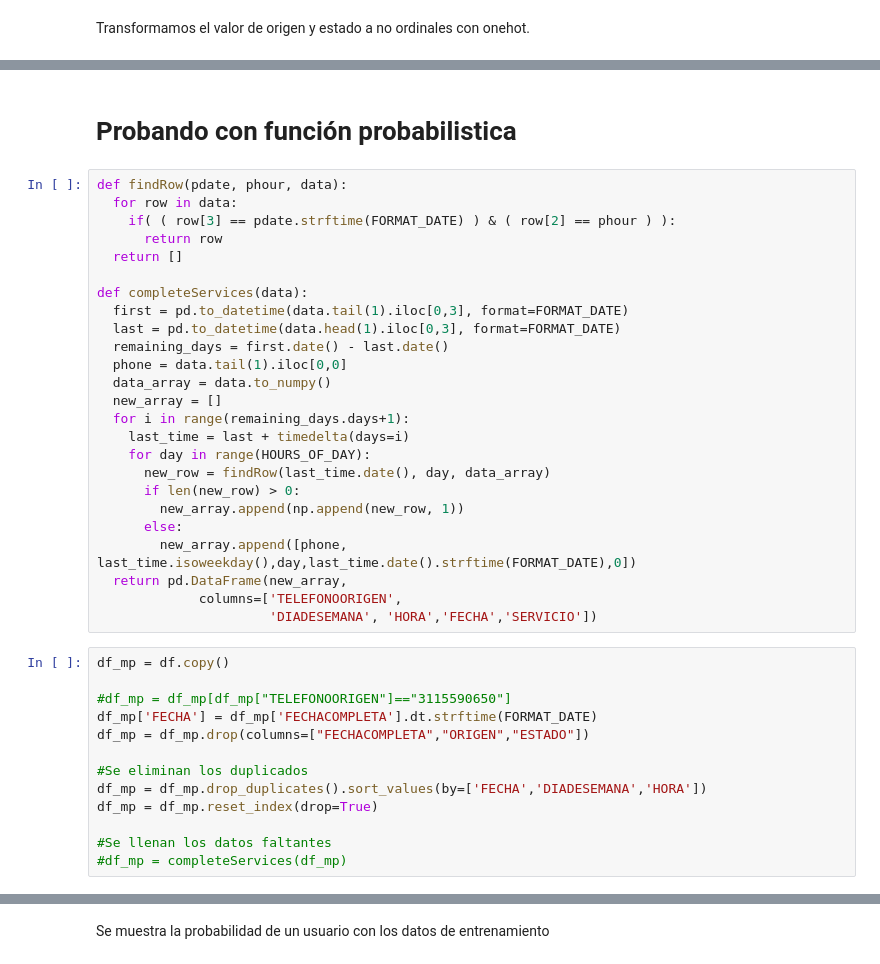
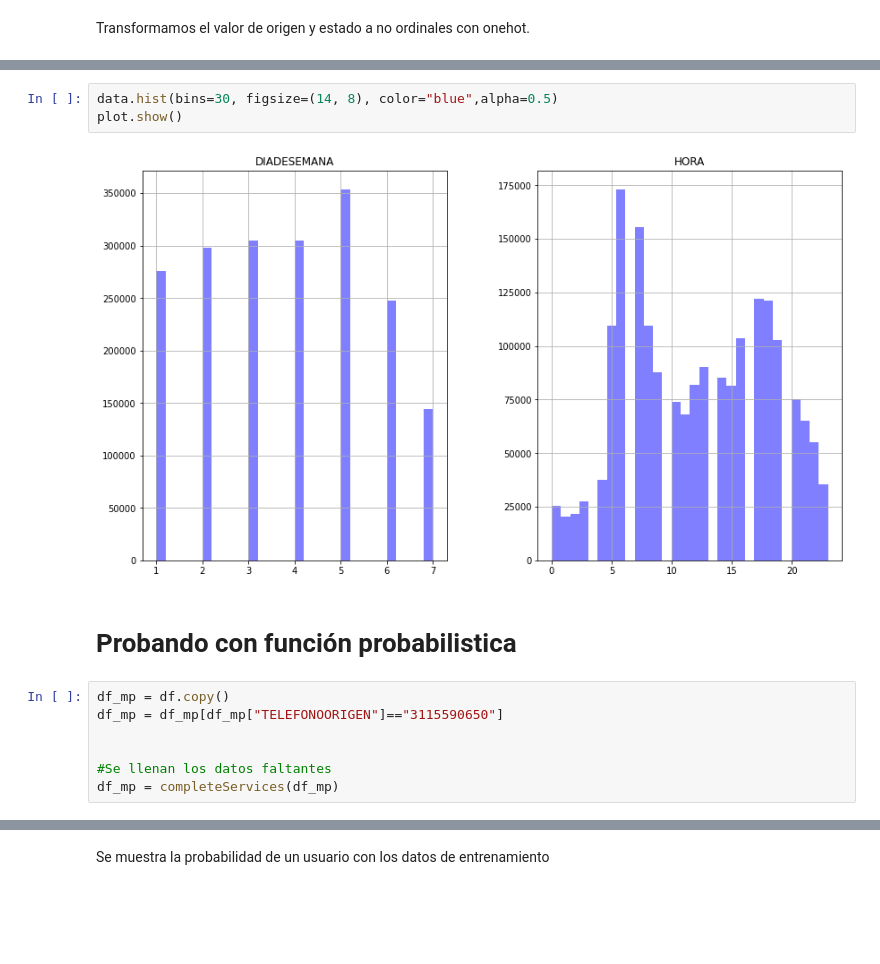
Before and after one commit to josedelarosa82/taxi-prediction-model, a Jupyter notebook: Proyecto_predicción_servicio_taxi.ipynb, the cells around one changed output, grey strips where cells are left out. Cells and saved outputs as stored; diff of their text form; blank space fills up the shorter version.

```diff
--- a/Proyecto_predicción_servicio_taxi.ipynb
+++ b/Proyecto_predicción_servicio_taxi.ipynb
@@ -188,43 +329,17 @@ Se particionan los datos en test y train
+# %%
+data.hist(bins=30, figsize=(14, 8), color="blue",alpha=0.5)
+plot.show()
+# %% [output]
+[figure, added]
 # %% [markdown]
 # Probando con función probabilistica
-# %%
-def findRow(pdate, phour, data):
-  for row in data:
-    if( ( row[3] == pdate.strftime(FORMAT_DATE) ) & ( row[2] == phour ) ):
-      return row
-  return []
-
-def completeServices(data):
-  first = pd.to_datetime(data.tail(1).iloc[0,3], format=FORMAT_DATE)
-  last = pd.to_datetime(data.head(1).iloc[0,3], format=FORMAT_DATE)
-  remaining_days = first.date() - last.date()
-  phone = data.tail(1).iloc[0,0]
-  data_array = data.to_numpy()
-  new_array = []
-  for i in range(remaining_days.days+1):
-    last_time = last + timedelta(days=i)
-    for day in range(HOURS_OF_DAY):
-      new_row = findRow(last_time.date(), day, data_array)
-      if len(new_row) > 0:
-        new_array.append(np.append(new_row, 1))
-      else:
-        new_array.append([phone, last_time.isoweekday(),day,last_time.date().strftime(FORMAT_DATE),0])
-  return pd.DataFrame(new_array,
-             columns=['TELEFONOORIGEN',
-                      'DIADESEMANA', 'HORA','FECHA','SERVICIO'])
 # %%
 df_mp = df.copy()
+df_mp = df_mp[df_mp["TELEFONOORIGEN"]=="3115590650"]
 
-#df_mp = df_mp[df_mp["TELEFONOORIGEN"]=="3115590650"]
-df_mp['FECHA'] = df_mp['FECHACOMPLETA'].dt.strftime(FORMAT_DATE)
-df_mp = df_mp.drop(columns=["FECHACOMPLETA","ORIGEN","ESTADO"])
-
-#Se eliminan los duplicados
-df_mp = df_mp.drop_duplicates().sort_values(by=['FECHA','DIADESEMANA','HORA'])
-df_mp = df_mp.reset_index(drop=True)
 
 #Se llenan los datos faltantes
-#df_mp = completeServices(df_mp)
+df_mp = completeServices(df_mp)
 # %%
 df_mp.head(5)
 # %% [output]
```
Also changed, not shown: parts of 30 cells of this notebook.
